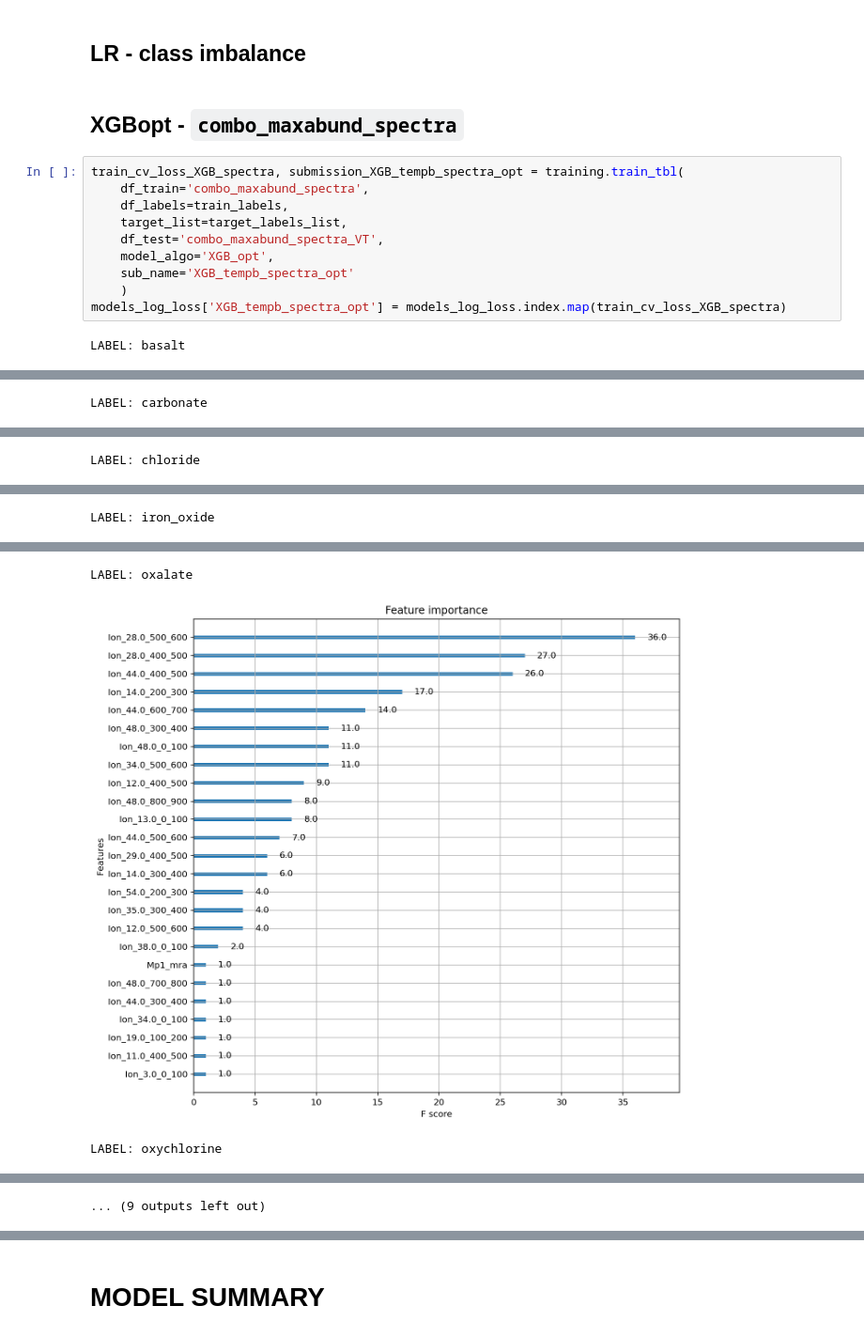
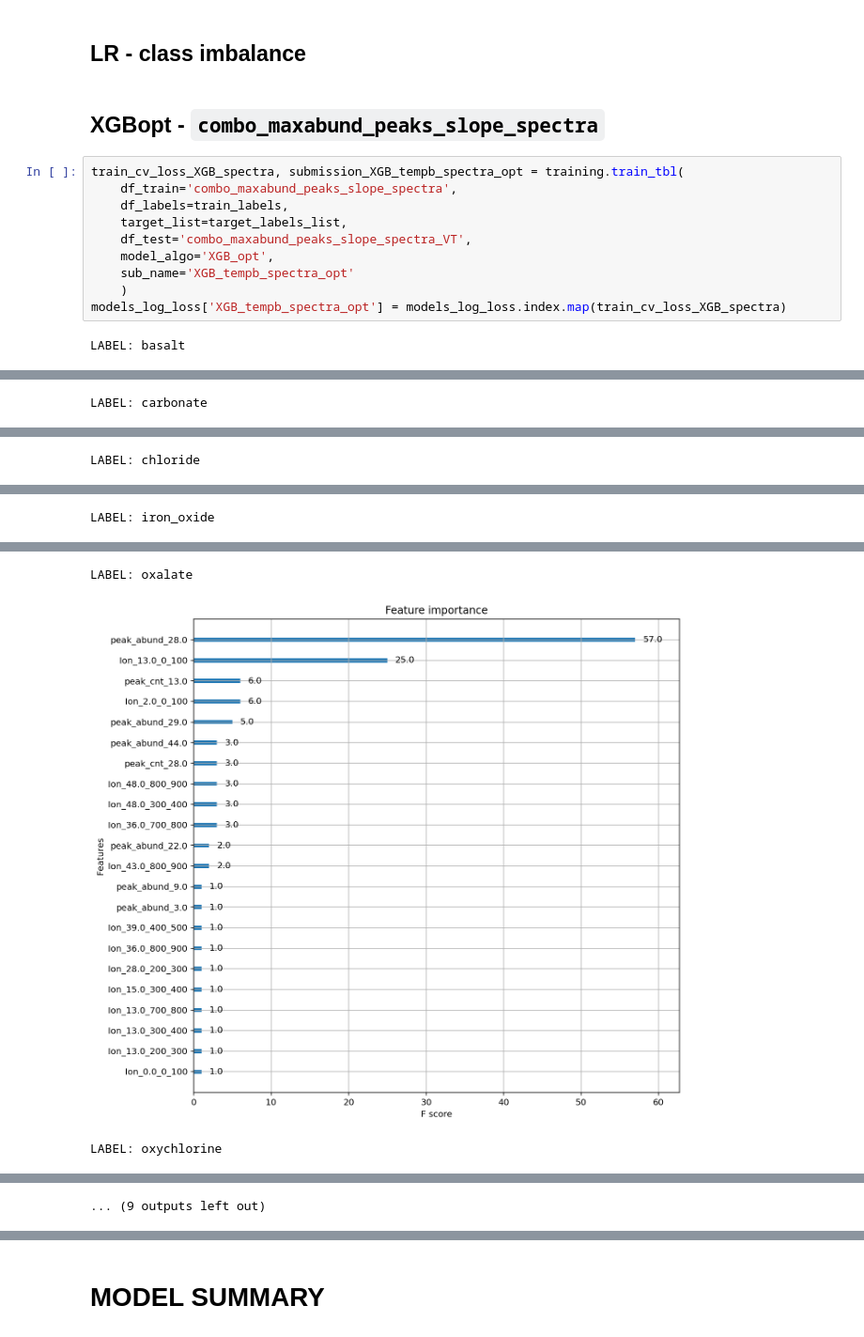
Before and after one commit to itacdonev/MarsSpectrometry, a Jupyter notebook: notebooks/training_tbl.ipynb, the cells around one changed output, grey strips where cells are left out. Shown at 94% size. Saved outputs shown, nothing was run; the diff lists cells and outputs as text.

Commit message:
Train XGBopt - combo_maxabund_peaks_slope_spectra

```diff
--- a/notebooks/training_tbl.ipynb
+++ b/notebooks/training_tbl.ipynb
@@ -560,13 +560,13 @@ Log Loss per Label:
 # %% [markdown]
 ## LR - class imbalance
 # %% [markdown]
-## XGBopt - `combo_maxabund_spectra`
+## XGBopt - `combo_maxabund_peaks_slope_spectra`
 # %%
 train_cv_loss_XGB_spectra, submission_XGB_tempb_spectra_opt = training.train_tbl(
-    df_train='combo_maxabund_spectra',
+    df_train='combo_maxabund_peaks_slope_spectra',
     df_labels=train_labels,
     target_list=target_labels_list,
-    df_test='combo_maxabund_spectra_VT',
+    df_test='combo_maxabund_peaks_slope_spectra_VT',
     model_algo='XGB_opt',
     sub_name='XGB_tempb_spectra_opt'
     )
@@ -583,3 +583,3 @@ LABEL: iron_oxide
 LABEL: oxalate
-[figure, old version]
+[figure, new version]
 LABEL: oxychlorine
```
Also changed, not shown: parts of 2 cells of this notebook, 2 other files.
